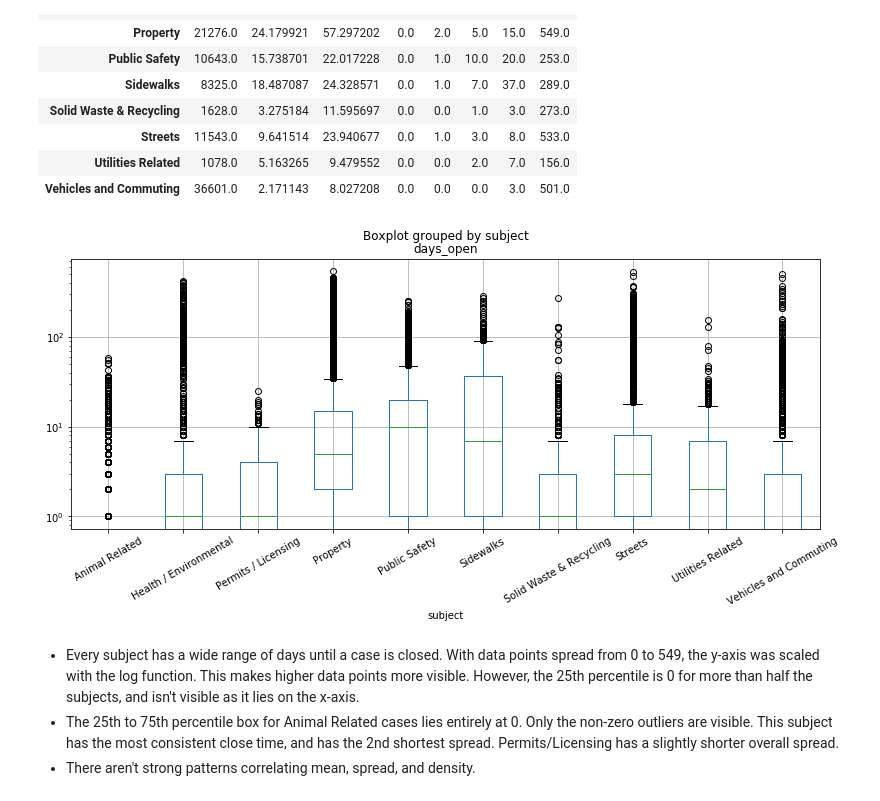
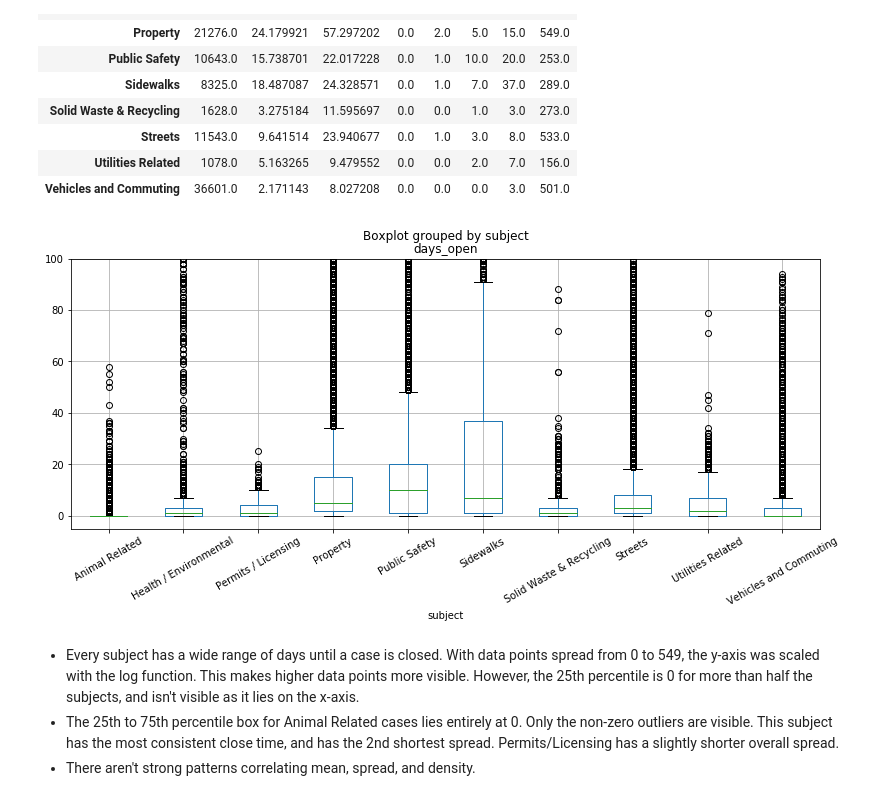
Before and after one commit to lwdee/Springboard, a Jupyter notebook: Capstone/Capstone_1_Data_Wrangling.ipynb, the cells around one changed output. Saved outputs shown, nothing was run; the diff lists cells and outputs as text; code cells hidden in the pictures.

```diff
--- a/Capstone/Capstone_1_Data_Wrangling.ipynb
+++ b/Capstone/Capstone_1_Data_Wrangling.ipynb
@@ -805,13 +796,13 @@ df.groupby('subject')['days_open'].describe()
 # %%
 # Visualize boxplots, by subject, of number of days each case is open.
 fig, ax = plt.subplots(figsize=(13,5))
 plt.suptitle('')
 df.boxplot(column=['days_open'], by='subject', ax=ax, rot=30)
-plt.yscale('log')
-#plt.ylim((0.001,600))
+#plt.yscale('log')
+plt.ylim((-5,100))
 plt.show()
 # %% [output]
-[figure, old version]
+[figure, new version]
 # %% [markdown]
 * Every subject has a wide range of days until a case is closed. With data points spread from 0 to 549, the y-axis was scaled with the log function. This makes higher data points more visible. However, the 25th percentile is 0 for more than half the subjects, and isn't visible as it lies on the x-axis.
 * The 25th to 75th percentile box for Animal Related cases lies entirely at 0. Only the non-zero outliers are visible. This subject has the most consistent close time, and has the 2nd shortest spread. Permits/Licensing has a slightly shorter overall spread.
```
Also changed, not shown: parts of 3 cells of this notebook.
